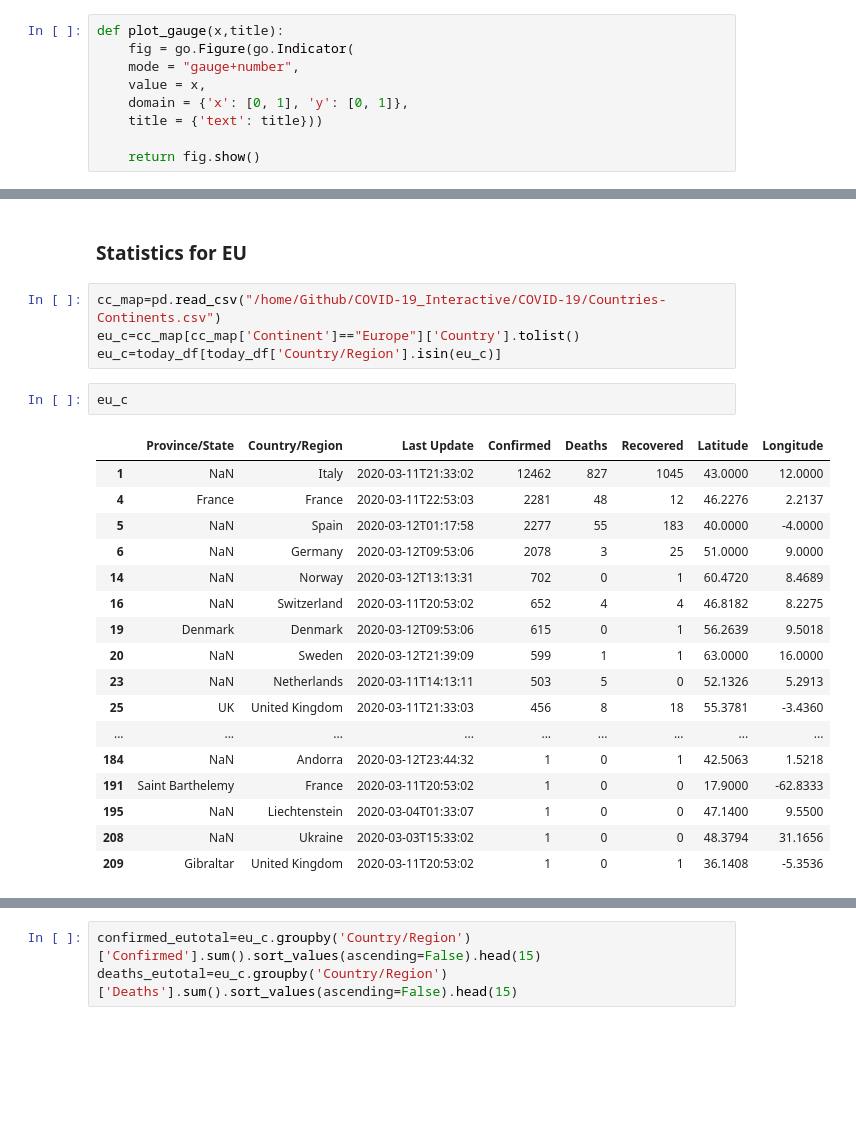
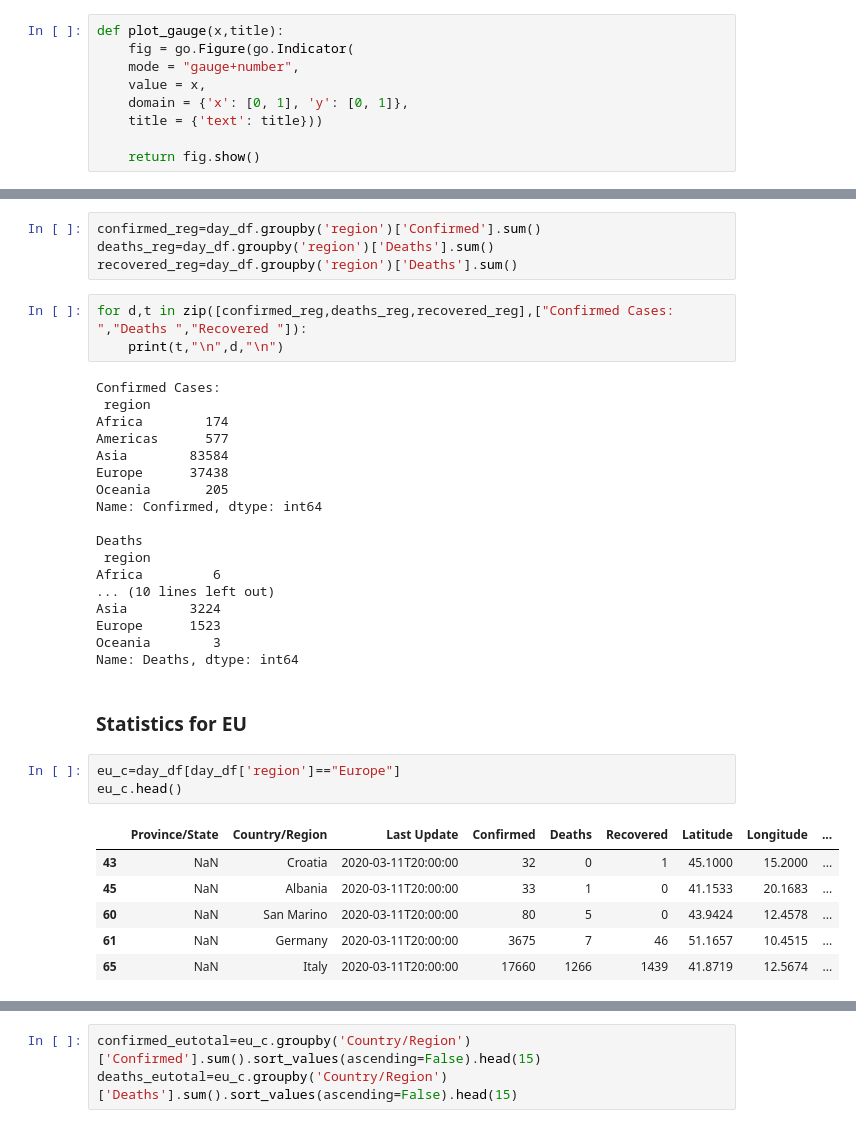
Before and after one commit to mpruna/COVID-19_Interactive, a Jupyter notebook: covid-19.ipynb, the cells around one changed output, grey strips where cells are left out. Cells and saved outputs as stored; diff of their text form; blank space fills up the shorter version.

Commit message:
+added continent mappings

```diff
--- a/covid-19.ipynb
+++ b/covid-19.ipynb
@@ -148,26 +116,37 @@ px.bar(deaths_top15,deaths_top15.values,deaths_top15.index,orientation='h')
+# %%
+confirmed_reg=day_df.groupby('region')['Confirmed'].sum()
+deaths_reg=day_df.groupby('region')['Deaths'].sum()
+recovered_reg=day_df.groupby('region')['Deaths'].sum()
+# %%
+for d,t in zip([confirmed_reg,deaths_reg,recovered_reg],["Confirmed Cases: ","Deaths ","Recovered "]):
+    print(t,"\n",d,"\n")
+# %% [output]
+Confirmed Cases:
+ region
+Africa        174
+Americas      577
+Asia        83584
+Europe      37438
+Oceania       205
+Name: Confirmed, dtype: int64
+
+Deaths
+ region
+Africa         6
+... (10 lines left out)
+Asia        3224
+Europe      1523
+Oceania        3
+Name: Deaths, dtype: int64
 # %% [markdown]
 ### Statistics for EU
-# %%
-cc_map=pd.read_csv("/home/Github/COVID-19_Interactive/COVID-19/Countries-Continents.csv")
-eu_c=cc_map[cc_map['Continent']=="Europe"]['Country'].tolist()
-eu_c=today_df[today_df['Country/Region'].isin(eu_c)]
-# %%
-eu_c
-# %% [output]
-|  | Province/State | Country/Region | Last Update | Confirmed | Deaths | Recovered | Latitude | Longitude |
-| 1 | NaN | Italy | 2020-03-11T21:33:02 | 12462 | 827 | 1045 | 43.0000 | 12.0000 |
-| 4 | France | France | 2020-03-11T22:53:03 | 2281 | 48 | 12 | 46.2276 | 2.2137 |
-| 5 | NaN | Spain | 2020-03-12T01:17:58 | 2277 | 55 | 183 | 40.0000 | -4.0000 |
-| 6 | NaN | Germany | 2020-03-12T09:53:06 | 2078 | 3 | 25 | 51.0000 | 9.0000 |
-| 14 | NaN | Norway | 2020-03-12T13:13:31 | 702 | 0 | 1 | 60.4720 | 8.4689 |
-| 16 | NaN | Switzerland | 2020-03-11T20:53:02 | 652 | 4 | 4 | 46.8182 | 8.2275 |
-| 19 | Denmark | Denmark | 2020-03-12T09:53:06 | 615 | 0 | 1 | 56.2639 | 9.5018 |
-| 20 | NaN | Sweden | 2020-03-12T21:39:09 | 599 | 1 | 1 | 63.0000 | 16.0000 |
-| 23 | NaN | Netherlands | 2020-03-11T14:13:11 | 503 | 5 | 0 | 52.1326 | 5.2913 |
-| 25 | UK | United Kingdom | 2020-03-11T21:33:03 | 456 | 8 | 18 | 55.3781 | -3.4360 |
-| ... | ... | ... | ... | ... | ... | ... | ... | ... |
-| 184 | NaN | Andorra | 2020-03-12T23:44:32 | 1 | 0 | 1 | 42.5063 | 1.5218 |
-| 191 | Saint Barthelemy | France | 2020-03-11T20:53:02 | 1 | 0 | 0 | 17.9000 | -62.8333 |
-| 195 | NaN | Liechtenstein | 2020-03-04T01:33:07 | 1 | 0 | 0 | 47.1400 | 9.5500 |
-| 208 | NaN | Ukraine | 2020-03-03T15:33:02 | 1 | 0 | 0 | 48.3794 | 31.1656 |
-| 209 | Gibraltar | United Kingdom | 2020-03-11T20:53:02 | 1 | 0 | 1 | 36.1408 | -5.3536 |
+# %%
+eu_c=day_df[day_df['region']=="Europe"]
+eu_c.head()
+# %% [output]
+|  | Province/State | Country/Region | Last Update | Confirmed | Deaths | Recovered | Latitude | Longitude | ... |
+| 43 | NaN | Croatia | 2020-03-11T20:00:00 | 32 | 0 | 1 | 45.1000 | 15.2000 | ... |
+| 45 | NaN | Albania | 2020-03-11T20:00:00 | 33 | 1 | 0 | 41.1533 | 20.1683 | ... |
+| 60 | NaN | San Marino | 2020-03-11T20:00:00 | 80 | 5 | 0 | 43.9424 | 12.4578 | ... |
+| 61 | NaN | Germany | 2020-03-11T20:00:00 | 3675 | 7 | 46 | 51.1657 | 10.4515 | ... |
+| 65 | NaN | Italy | 2020-03-11T20:00:00 | 17660 | 1266 | 1439 | 41.8719 | 12.5674 | ... |
```
Also changed, not shown: parts of 23 cells of this notebook.
